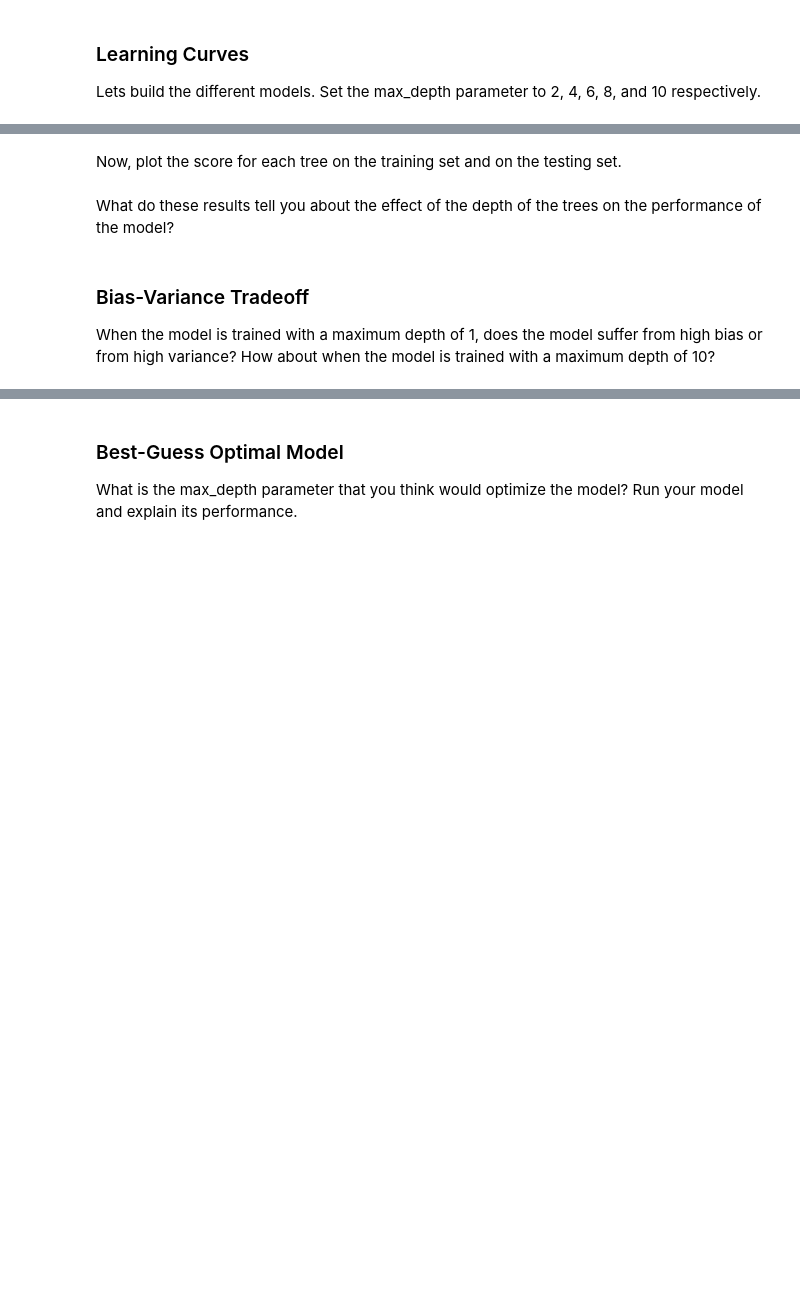
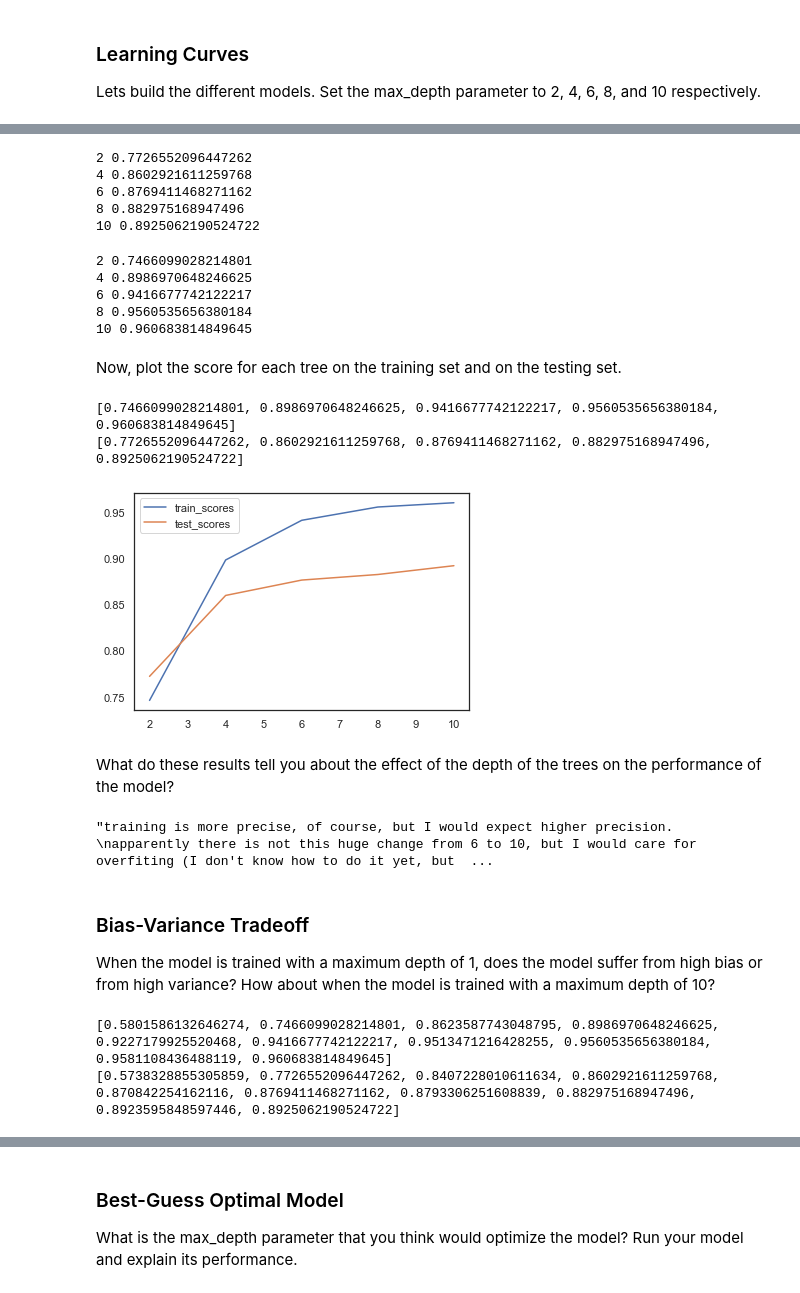
Before and after one commit to ta-data-lis/lab-problems-in-ml, a Jupyter notebook: your-code/lab_boston_housing.ipynb, the cells around one changed output, grey strips where cells are left out. Saved outputs shown, nothing was run; the diff lists cells and outputs as text; code cells hidden in the pictures; blank space fills up the shorter version.

```diff
--- a/your-code/lab_boston_housing.ipynb
+++ b/your-code/lab_boston_housing.ipynb
@@ -293,6 +347,60 @@ Lets build the different models. Set the max_depth parameter to 2, 4, 6, 8, and
+# %%
+# Now trying with the for loop:
+#('accuracy' is for classification, regression you use MSE or r**2 to check if data fits model)
+#score: Return the coefficient of determination R^2 of the prediction.
+
+max_depth = [2,4,6,8,10]
+
+for item in max_depth:
+    rf = RandomForestRegressor(n_estimators = 5, max_depth=item, random_state = 42) #random_state is for keep original sample
+    rf.fit(X_train, y_train)
+    print(item, rf.score(X_test, y_test))
+# %% [output]
+2 0.7726552096447262
+4 0.8602921611259768
+6 0.8769411468271162
+8 0.882975168947496
+10 0.8925062190524722
+# %%
+#now do the same for the training set (why? and why accuracy is not 100% if it's the training set?)
+max_depth = [2,4,6,8,10]
+
+for item in max_depth:
+    rf = RandomForestRegressor(n_estimators = 5, max_depth=item, random_state = 42) #random_state is for keep original sample
+    rf.fit(X_train, y_train)
+    print(item, rf.score(X_train, y_train))
+# %% [output]
+2 0.7466099028214801
+4 0.8986970648246625
+6 0.9416677742122217
+8 0.9560535656380184
+10 0.960683814849645
 # %% [markdown]
 Now, plot the score for each tree on the training set and on the testing set.
+# %%
+#because I didn't creat lists previously, I'll do that now:
+max_depth = [2,4,6,8,10]
+acc_train = []
+acc_test= []
+
+for item in max_depth:
+    rf = RandomForestRegressor(n_estimators = 5, max_depth=item, random_state = 42) #random_state is for keep original sample
+    rf.fit(X_train, y_train) #only one fit, training fit, right?
+    acc_test.append(rf.score(X_test, y_test))
+    acc_train.append(rf.score(X_train, y_train))
+
+print(acc_train)
+print(acc_test)
+# %% [output]
+[0.7466099028214801, 0.8986970648246625, 0.9416677742122217, 0.9560535656380184, 0.960683814849645]
+[0.7726552096447262, 0.8602921611259768, 0.8769411468271162, 0.882975168947496, 0.8925062190524722]
 # %%
 # Produce a plot with the score for the testing and training for the different max depths
+plt.plot(max_depth, acc_train, label = 'train_scores')
+plt.plot(max_depth, acc_test, label = 'test_scores')
+plt.legend()
+plt.show()
+# %% [output]
+[figure, added]
 # %% [markdown]
 What do these results tell you about the effect of the depth of the trees on the performance of the model?
@@ -301,3 +407,10 @@ What do these results tell you about the effect of the depth of the trees on the
+# %%
+# Your response here
+'''training is more precise, of course, but I would expect higher precision.
+apparently there is not this huge change from 6 to 10, but I would care for overfiting (I don't know how to do it yet, but I would care anyway)
+'''
+# %% [output]
+"training is more precise, of course, but I would expect higher precision. \napparently there is not this huge change from 6 to 10, but I would care for overfiting (I don't know how to do it yet, but  ...
 # %% [markdown]
 ### Bias-Variance Tradeoff
 When the model is trained with a maximum depth of 1, does the model suffer from high bias or from high variance? How about when the model is trained with a maximum depth of 10?
@@ -305,0 +417,17 @@ When the model is trained with a maximum depth of 1, does the model suffer from
+# %%
+# Your response here
+max_depth = range(1,11)
+acc_train = []
+acc_test= []
+
+for item in max_depth:
+    rf = RandomForestRegressor(n_estimators = 5, max_depth=item, random_state = 42) #random_state is for keep original sample
+    rf.fit(X_train, y_train) #only one fit, training fit, right?
+    acc_test.append(rf.score(X_test, y_test))
+    acc_train.append(rf.score(X_train, y_train))
+
+print(acc_train)
+print(acc_test)
+# %% [output]
+[0.5801586132646274, 0.7466099028214801, 0.8623587743048795, 0.8986970648246625, 0.9227179925520468, 0.9416677742122217, 0.9513471216428255, 0.9560535656380184, 0.9581108436488119, 0.960683814849645]
+[0.5738328855305859, 0.7726552096447262, 0.8407228010611634, 0.8602921611259768, 0.870842254162116, 0.8769411468271162, 0.8793306251608839, 0.882975168947496, 0.8923595848597446, 0.8925062190524722]
```
Also changed, not shown: parts of 14 cells of this notebook, 1 other file.
